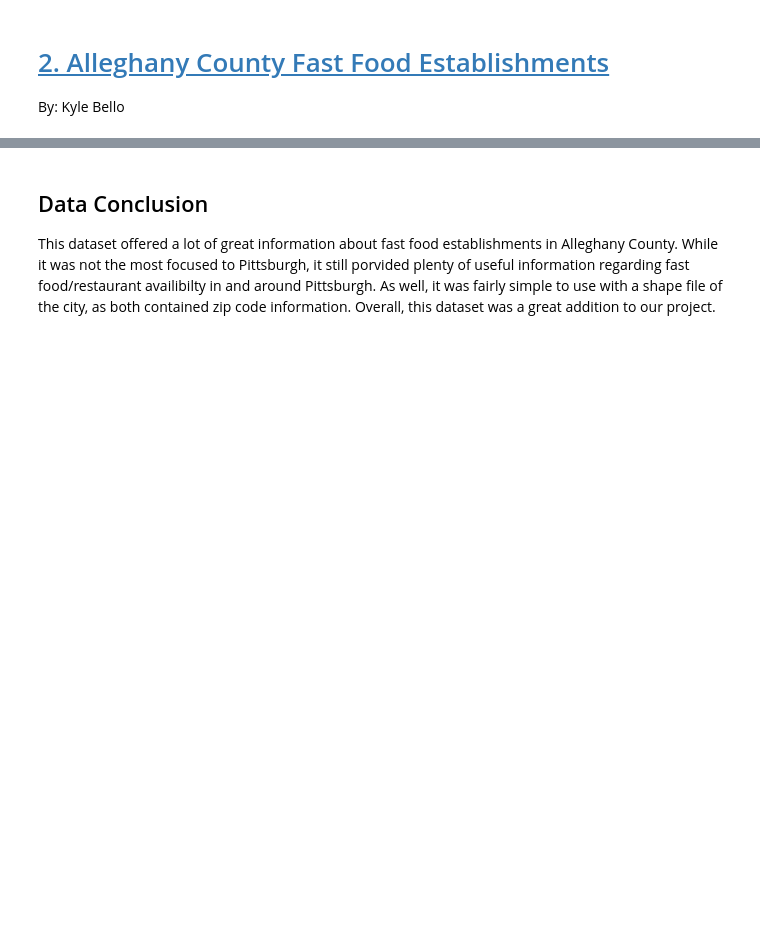
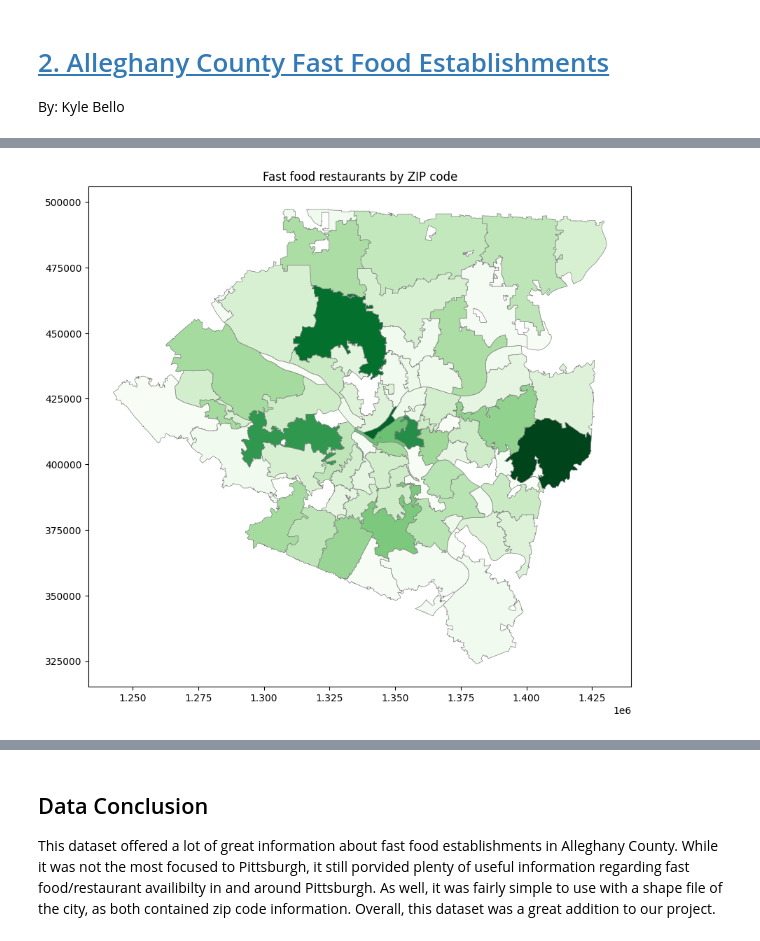
Before and after one commit to CaseyDinan/Big-Ideas-Final-Project, a Jupyter notebook: FinalAnalysis.ipynb, the cells around one changed output, grey strips where cells are left out. Saved outputs shown, nothing was run; the diff lists cells and outputs as text; code cells hidden in the pictures; blank space fills up the shorter version.

```diff
--- a/FinalAnalysis.ipynb
+++ b/FinalAnalysis.ipynb
@@ -39,0 +58,3 @@ By: Kyle Bello
+# %%
+fast_food = pd.read_csv("fastfoodalleghenycountyupdatexy2.csv", sep=",") #reading in csv
+fast_food.head()
@@ -39,0 +68,3 @@ By: Kyle Bello
+# %%
+fast_food['ZIP Code'] = fast_food['ZIP Code'].astype(str) #changing data type for merge with map
+ff_by_zip = fast_food.groupby('ZIP Code')['Name'].count() #grouping total count of fast food places by zip
@@ -39,0 +75,3 @@ By: Kyle Bello
+# %%
+county_map = gp.read_file("ZipCodeShapeFile/Allegheny_County_Zip_Code_Boundaries.shp") #reading in map file
+county_map = county_map.merge(fast_food.groupby('ZIP Code')['Name'].count().reset_index(), left_on='ZIP', right_on='ZIP Code') #merging our map zip code data w/ fast food zip code data
@@ -39,0 +88,8 @@ By: Kyle Bello
+# %%
+fig, ax = plt.subplots(figsize=(10,10)) #creating figure/plot
+county_map.plot(column='Name', cmap='Greens', linewidth=0.5, ax=ax, edgecolor='0.5') #plotting map
+ax.axis('on')
+ax.set_title('Fast food restaurants by ZIP code') #setting title
+plt.show()
+# %% [output]
+[figure, added]
```
Also changed, not shown: parts of 17 cells of this notebook.
